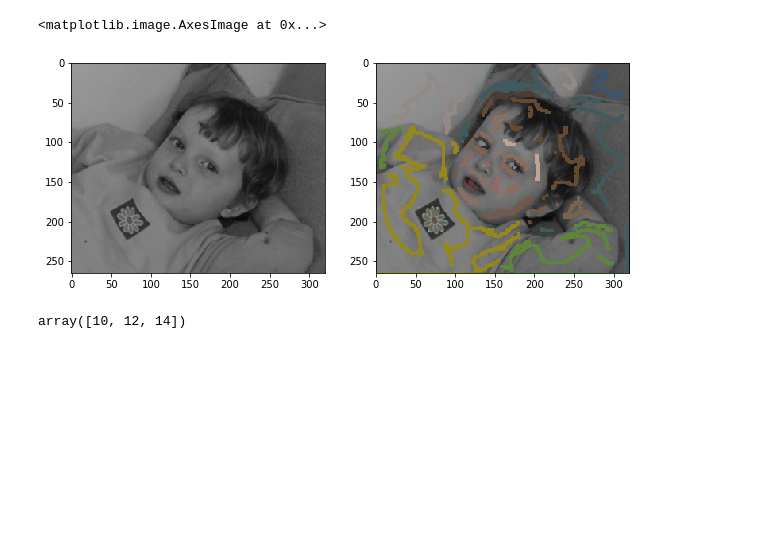
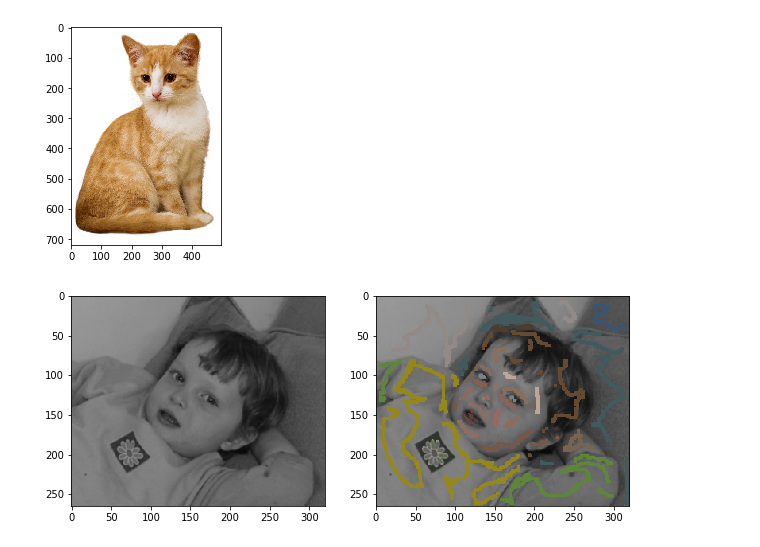
Before and after one commit to gdalle/TheFastBilateralSolver, a Jupyter notebook: FastBilateralSolver.ipynb, the cells around one changed output. Drawn from its saved outputs; the diff is of its cells as text; code cells hidden in the pictures; blank space fills up the shorter version.

```diff
--- a/FastBilateralSolver.ipynb
+++ b/FastBilateralSolver.ipynb
@@ -14,12 +21,24 @@ plt.imshow(img[:, :, 0], cmap="Greys_r")
+# %%
+ref_img = (mpimg.imread("pictures/cat_color.png")[:, :, :4] * 255).astype(int)
+
+target_img = ref_img
+
+plt.imshow(ref_img)
+
+problem = "smoothing_color"
+# %% [output]
+[figure, added]
 # %%
-img_BW_pil = Image.open("pictures/child_BW.bmp").convert("YCbCr")
-img_marked_pil = Image.open("pictures/child_marked.bmp").convert("YCbCr")
-img = np.asarray(img_BW_pil)[:, :, :1]
-target_img = np.asarray(img_marked_pil)[:, :, :]
+ref_img_BW_pil = Image.open("pictures/child_BW.bmp").convert("YCbCr")
+ref_img_marked_pil = Image.open("pictures/child_marked.bmp").convert("YCbCr")
+
+ref_img = np.asarray(ref_img_BW_pil)[:, :, :1]
+target_img = np.asarray(ref_img_marked_pil)[:, :, :]
 
 fig, ax = plt.subplots(1, 2, figsize=(10, 5))
-ax[0].imshow(img_BW_pil.convert("RGB"))
-ax[1].imshow(img_marked_pil.convert("RGB"))
+ax[0].imshow(ref_img_BW_pil.convert("RGB"))
+ax[1].imshow(ref_img_marked_pil.convert("RGB"))
+
+problem = "colorization"
 # %% [output]
-<matplotlib.image.AxesImage at 0x...>
 [figure]
@@ -47,4 +44,0 @@ grid_shape = np.hstack([
-# %%
-grid_shape
-# %% [output]
-array([10, 12, 14])
```
Also changed, not shown: parts of 24 cells of this notebook, 2 other files.
